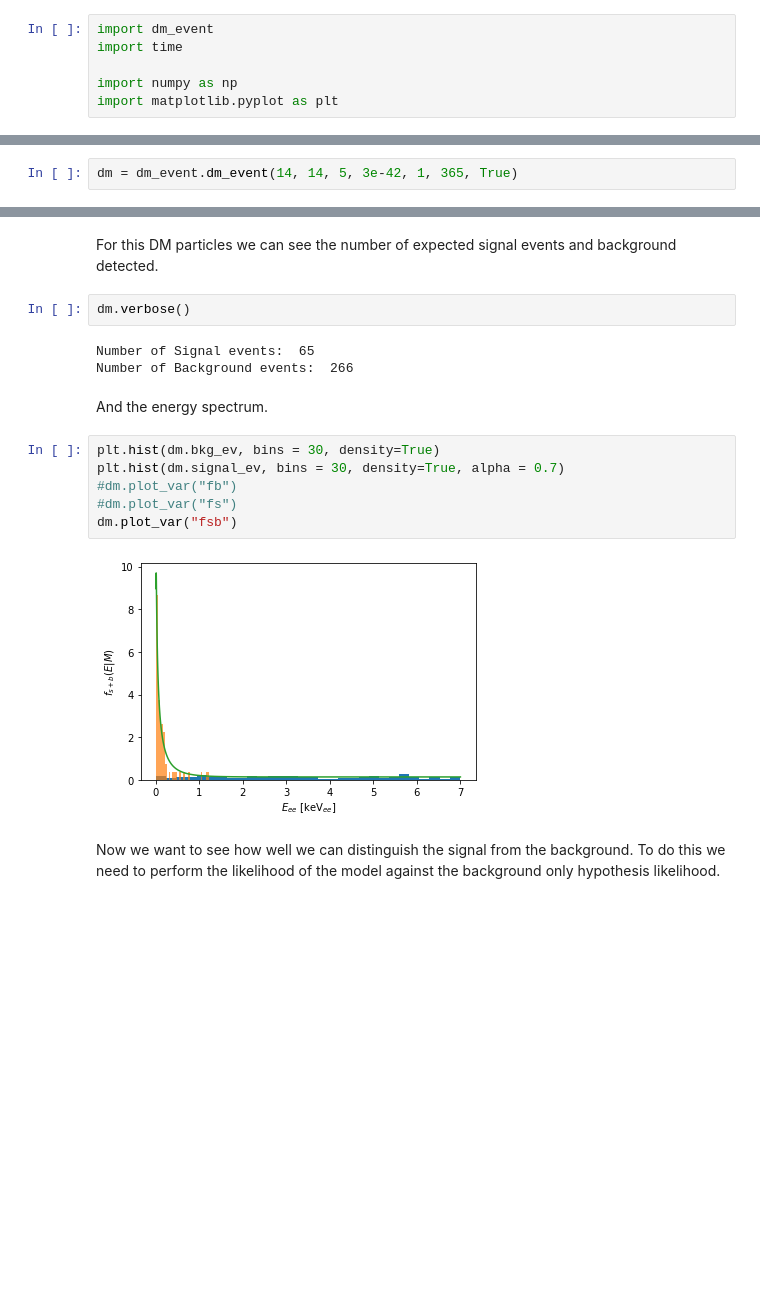
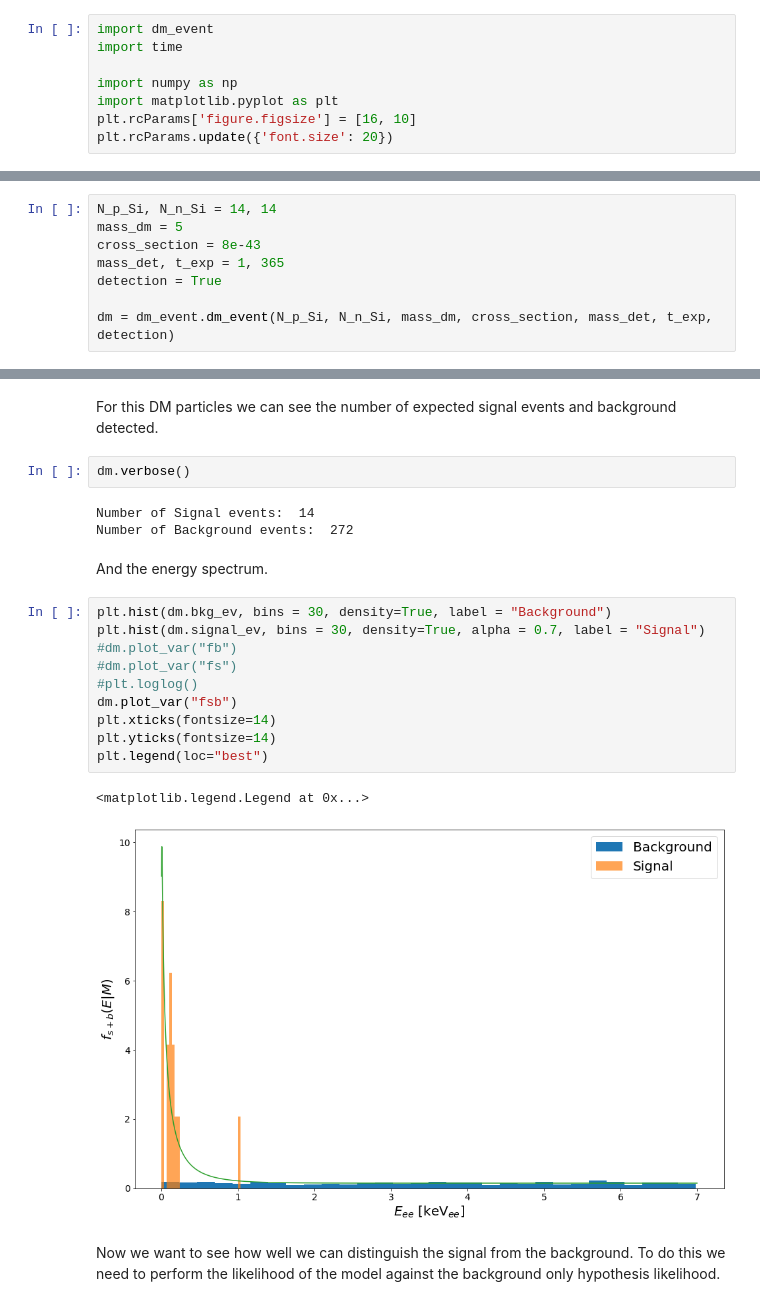
Before and after one commit to alantero/DAMIC_DM_Sensitive_Region, a Jupyter notebook: DAMIC_DM_Run_Examples.ipynb, the cells around one changed output, grey strips where cells are left out. Drawn from its saved outputs; the diff is of its cells as text; blank space fills up the shorter version.

```diff
--- a/DAMIC_DM_Run_Examples.ipynb
+++ b/DAMIC_DM_Run_Examples.ipynb
@@ -4,3 +4,5 @@ import time
 
 import numpy as np
 import matplotlib.pyplot as plt
+plt.rcParams['figure.figsize'] = [16, 10]
+plt.rcParams.update({'font.size': 20})
@@ -11,6 +15,12 @@ Let's study DM particles with $\sigma= 10^{-41}$ cm$^{2}$ and $m_{\chi}=5$ GeV.
 We are going to suppose we have a Silicon detector of 1kg and we have collected data during 365. We want the energies that this particles are going to let on the detector. In this case we will measure the ionization energy produced by the nuclear recoils of the Silicon with DM.
 # %%
-dm = dm_event.dm_event(14, 14, 5, 3e-42, 1, 365, True)
+N_p_Si, N_n_Si = 14, 14
+mass_dm = 5
+cross_section = 8e-43
+mass_det, t_exp = 1, 365
+detection = True
+
+dm = dm_event.dm_event(N_p_Si, N_n_Si, mass_dm, cross_section, mass_det, t_exp, detection)
 # %% [markdown]
 We are going to suppose the detector has a flat background of 0.1 dru and a threshold efficiency of 4eV in background events.
 # %%
@@ -24,18 +36,23 @@ For this DM particles we can see the number of expected signal events and backgr
 # %%
 dm.verbose()
 # %% [output]
-Number of Signal events:  65
-Number of Background events:  266
+Number of Signal events:  14
+Number of Background events:  272
 # %% [markdown]
 And the energy spectrum.
 # %%
-plt.hist(dm.bkg_ev, bins = 30, density=True)
-plt.hist(dm.signal_ev, bins = 30, density=True, alpha = 0.7)
+plt.hist(dm.bkg_ev, bins = 30, density=True, label = "Background")
+plt.hist(dm.signal_ev, bins = 30, density=True, alpha = 0.7, label = "Signal")
 #dm.plot_var("fb")
 #dm.plot_var("fs")
+#plt.loglog()
 dm.plot_var("fsb")
+plt.xticks(fontsize=14)
+plt.yticks(fontsize=14)
+plt.legend(loc="best")
 # %% [output]
+<matplotlib.legend.Legend at 0x...>
-[figure, old version]
+[figure, new version]
 # %% [markdown]
 Now we want to see how well we can distinguish the signal from the background. To do this we need to perform the likelihood of the model against the background only hypothesis likelihood.
 # %%
```
Also changed, not shown: parts of 34 cells of this notebook.
